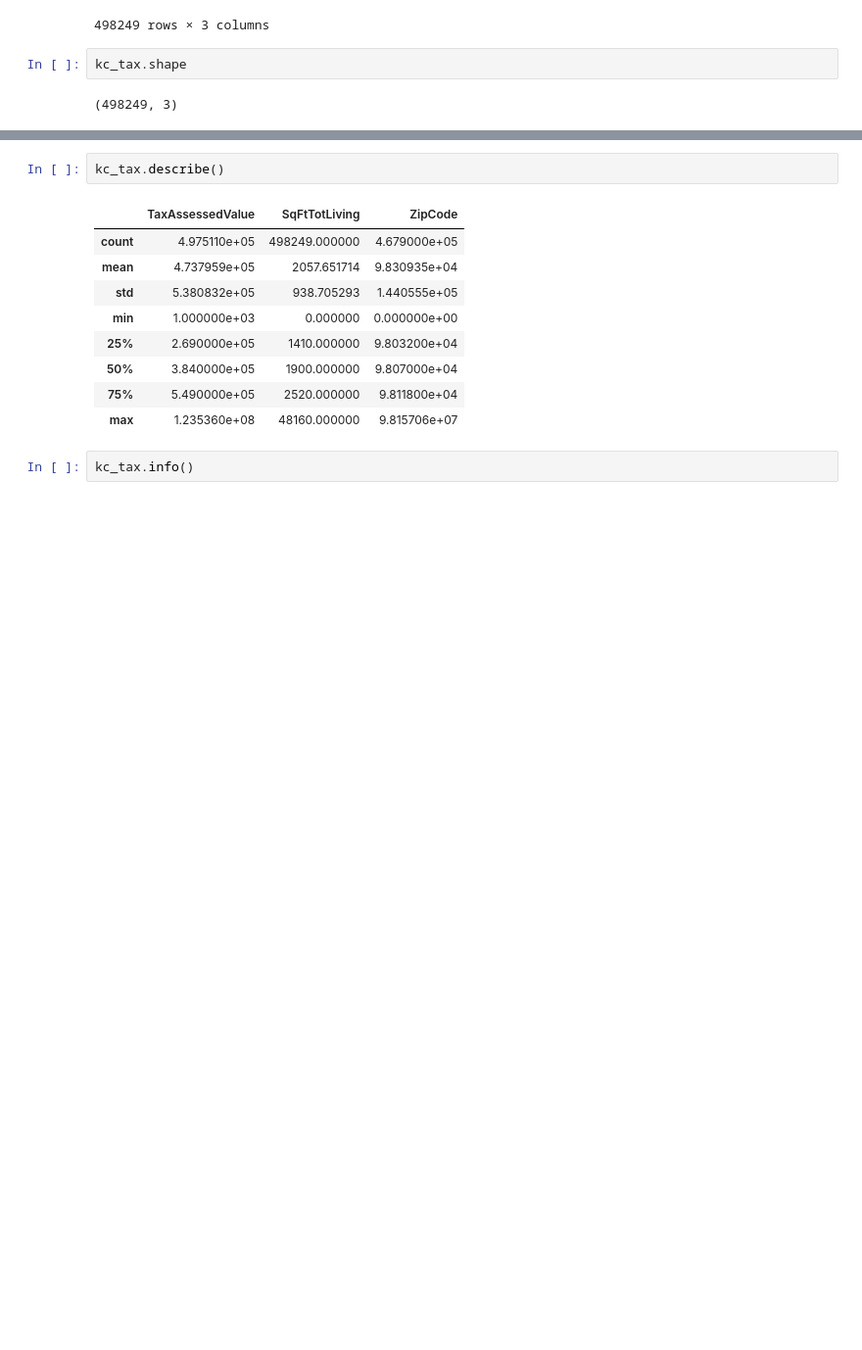
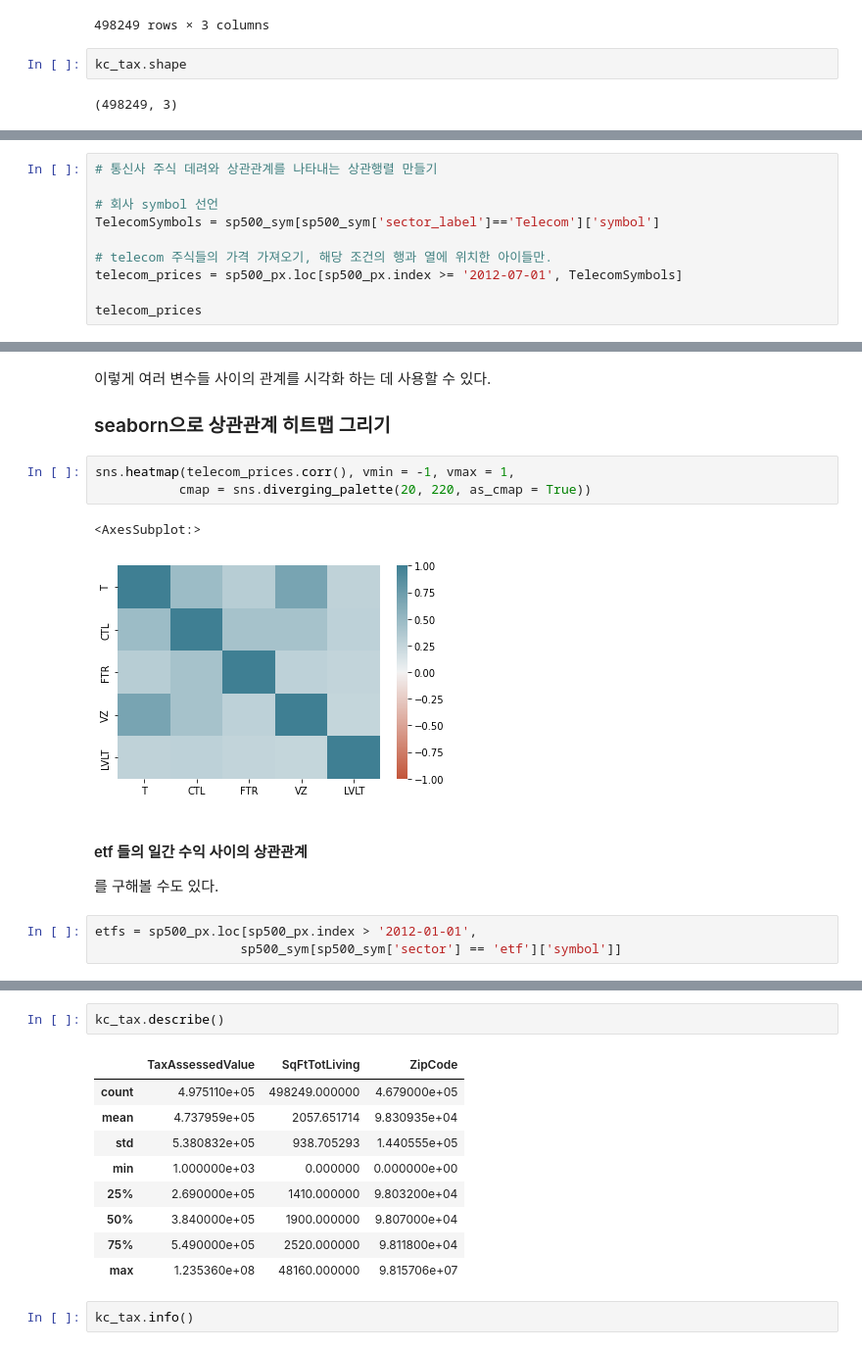
Before and after one commit to Angela-Park-JE/Practical_Statistics, a Jupyter notebook: Ch01_EDA/Ch1_EDA_분포탐색4_multivariate.ipynb, the cells around one changed output, grey strips where cells are left out. Shown at 98% size. Drawn from its saved outputs; the diff is of its cells as text; blank space fills up the shorter version.

```diff
--- a/Ch01_EDA/Ch1_EDA_분포탐색4_multivariate.ipynb
+++ b/Ch01_EDA/Ch1_EDA_분포탐색4_multivariate.ipynb
@@ -92,0 +144,10 @@ kc_tax.shape
+# %%
+# 통신사 주식 데려와 상관관계를 나타내는 상관행렬 만들기
+
+# 회사 symbol 선언
+TelecomSymbols = sp500_sym[sp500_sym['sector_label']=='Telecom']['symbol']
+
+# telecom 주식들의 가격 가져오기, 해당 조건의 행과 열에 위치한 아이들만.
+telecom_prices = sp500_px.loc[sp500_px.index >= '2012-07-01', TelecomSymbols]
+
+telecom_prices
@@ -92,0 +177,17 @@ kc_tax.shape
+# %% [markdown]
+이렇게 여러 변수들 사이의 관계를 시각화 하는 데 사용할 수 있다.
+
+### seaborn으로 상관관계 히트맵 그리기
+# %%
+sns.heatmap(telecom_prices.corr(), vmin = -1, vmax = 1,
+           cmap = sns.diverging_palette(20, 220, as_cmap = True))
+# %% [output]
+<AxesSubplot:>
+[figure, added]
+# %% [markdown]
+#### etf 들의 일간 수익 사이의 상관관계
+
+를 구해볼 수도 있다.
+# %%
+etfs = sp500_px.loc[sp500_px.index > '2012-01-01',
+                   sp500_sym[sp500_sym['sector'] == 'etf']['symbol']]
```
Also changed, not shown: parts of 29 cells of this notebook.
